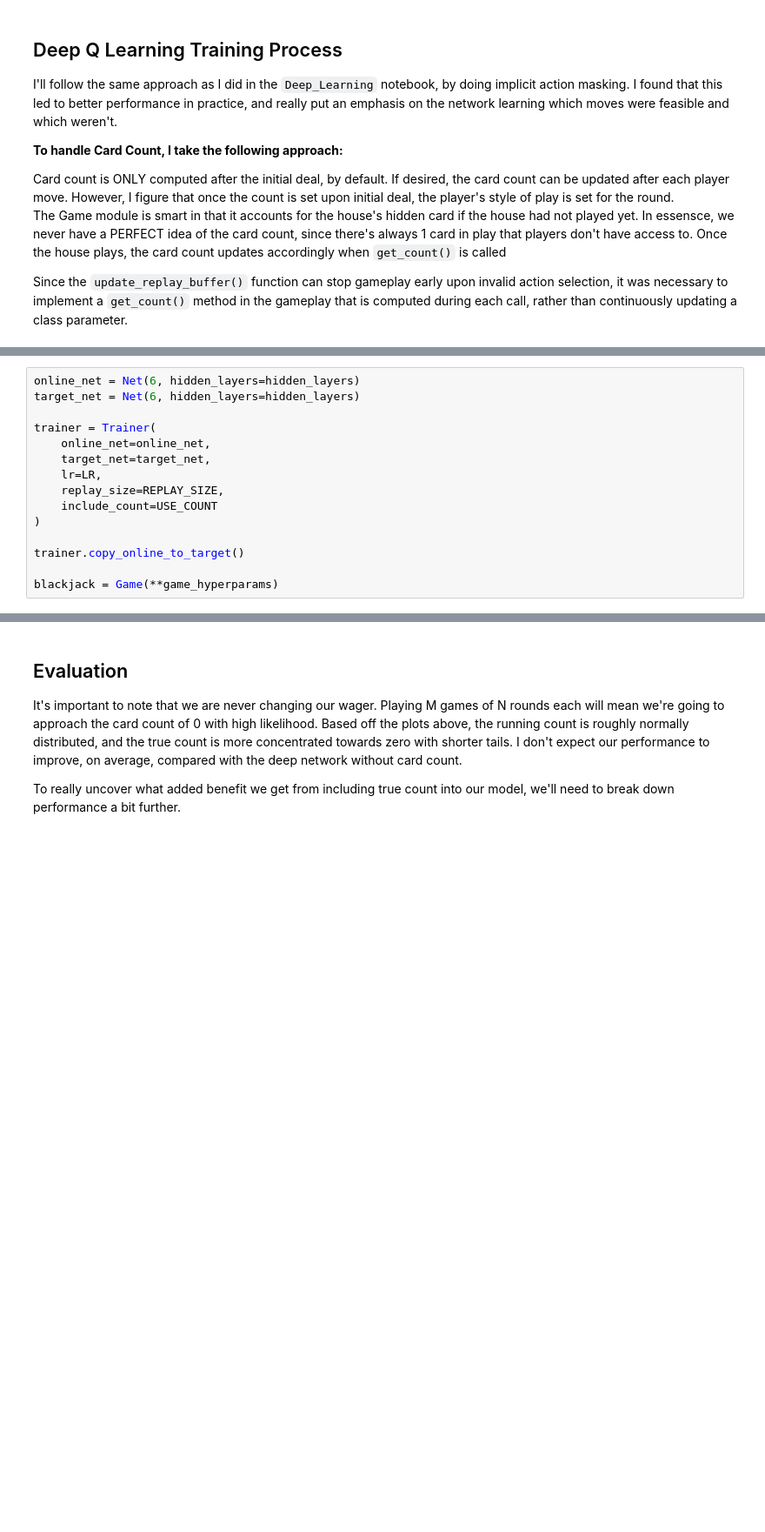
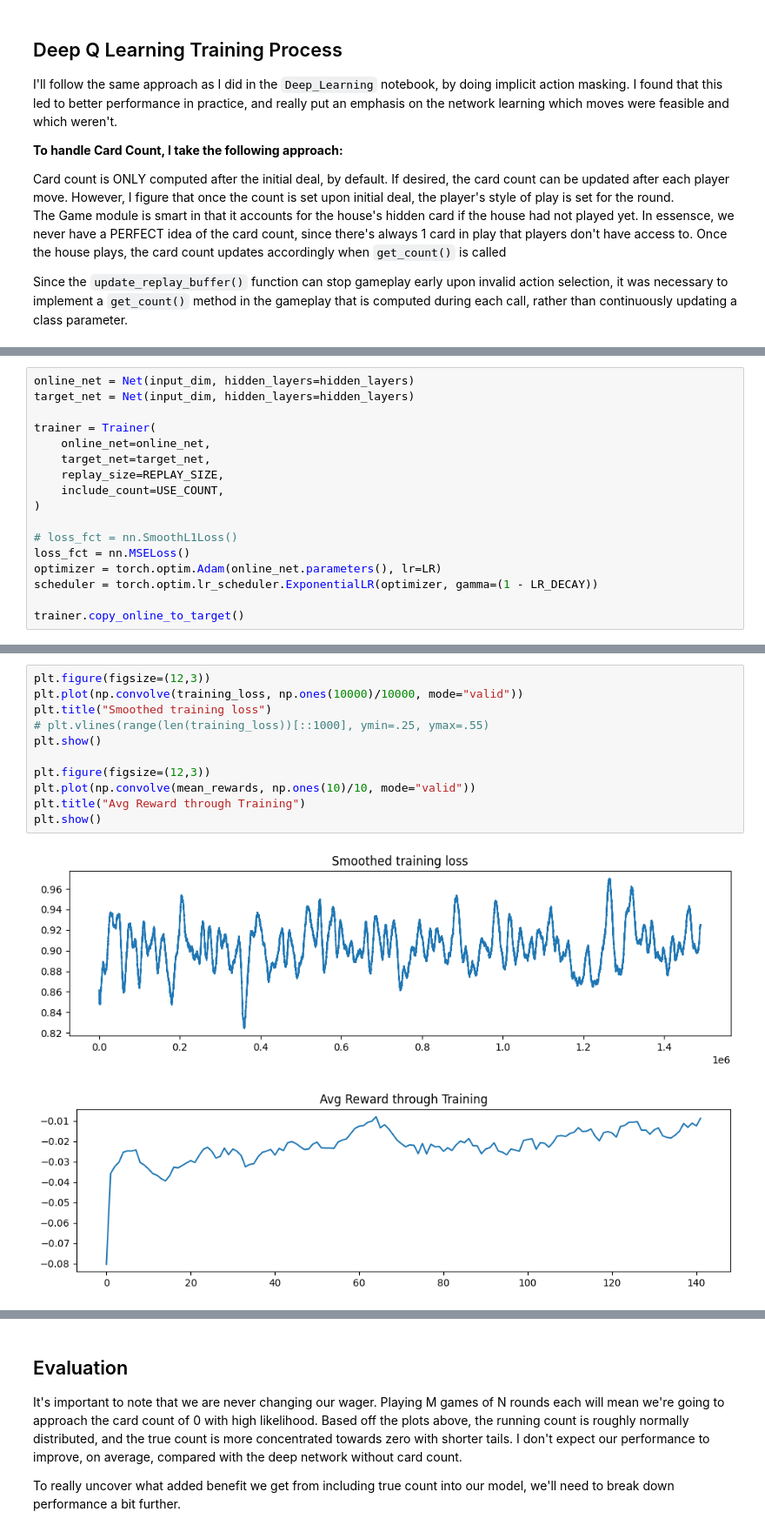
Before and after one commit to petersim1/Blackjack_RL, a Jupyter notebook: Deep_Learning_Count.ipynb, the cells around one changed output, grey strips where cells are left out. Shown at 87% size. Cells and saved outputs as stored; diff of their text form; blank space fills up the shorter version.

```diff
--- a/Deep_Learning_Count.ipynb
+++ b/Deep_Learning_Count.ipynb
@@ -137,16 +164,18 @@ hidden_layers = [100,50,20]
 # %%
-online_net = Net(6, hidden_layers=hidden_layers)
-target_net = Net(6, hidden_layers=hidden_layers)
+online_net = Net(input_dim, hidden_layers=hidden_layers)
+target_net = Net(input_dim, hidden_layers=hidden_layers)
 
 trainer = Trainer(
     online_net=online_net,
     target_net=target_net,
-    lr=LR,
     replay_size=REPLAY_SIZE,
-    include_count=USE_COUNT
+    include_count=USE_COUNT,
 )
 
+# loss_fct = nn.SmoothL1Loss()
+loss_fct = nn.MSELoss()
+optimizer = torch.optim.Adam(online_net.parameters(), lr=LR)
+scheduler = torch.optim.lr_scheduler.ExponentialLR(optimizer, gamma=(1 - LR_DECAY))
+
 trainer.copy_online_to_target()
-
-blackjack = Game(**game_hyperparams)
 # %%
@@ -223,0 +268,14 @@ TypeError: Net.__init__() takes from 2 to 3 positional arguments but 5 were give
+# %%
+plt.figure(figsize=(12,3))
+plt.plot(np.convolve(training_loss, np.ones(10000)/10000, mode="valid"))
+plt.title("Smoothed training loss")
+# plt.vlines(range(len(training_loss))[::1000], ymin=.25, ymax=.55)
+plt.show()
+
+plt.figure(figsize=(12,3))
+plt.plot(np.convolve(mean_rewards, np.ones(10)/10, mode="valid"))
+plt.title("Avg Reward through Training")
+plt.show()
+# %% [output]
+[figure, added]
+[figure, added]
```
Also changed, not shown: parts of 23 cells of this notebook, 7 other files.
